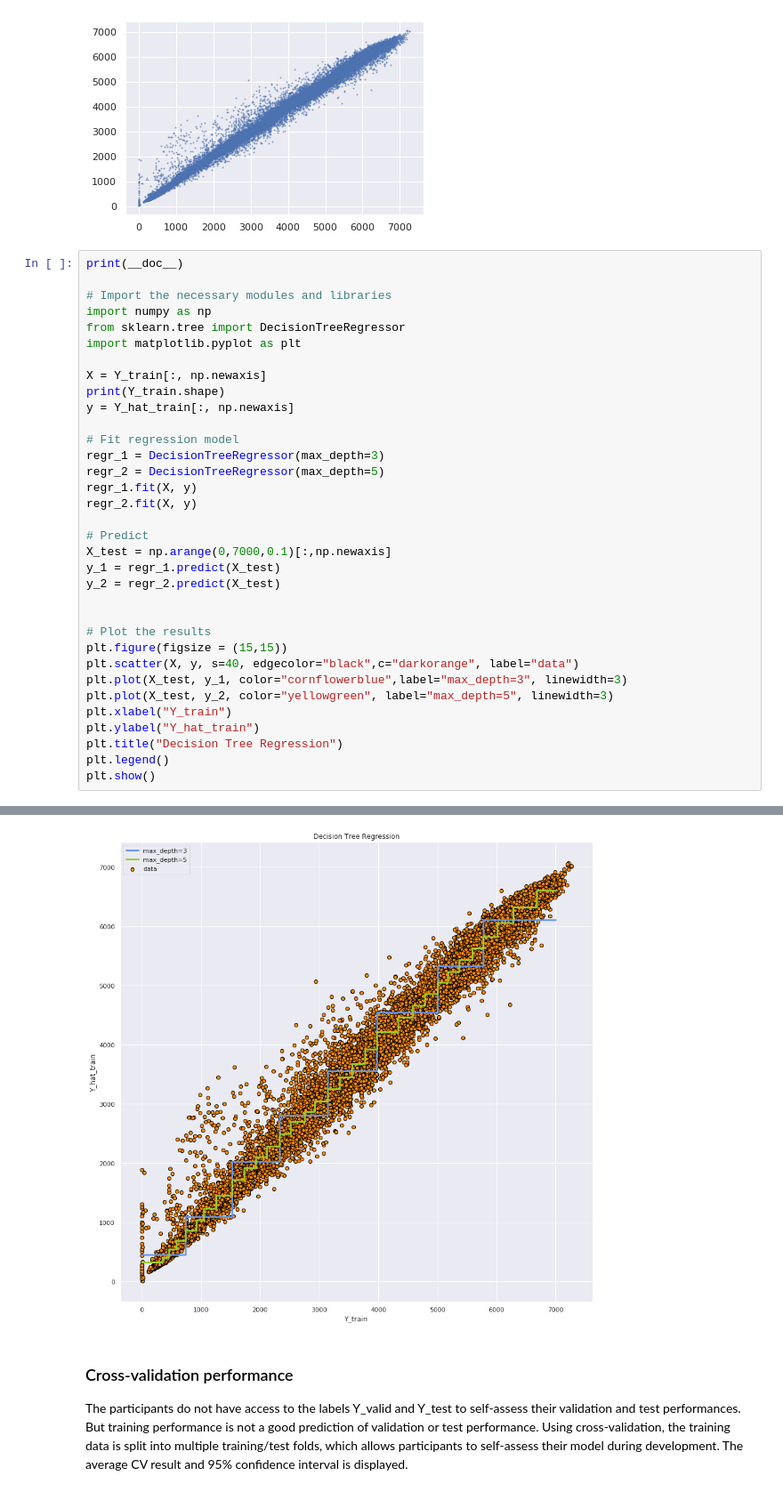
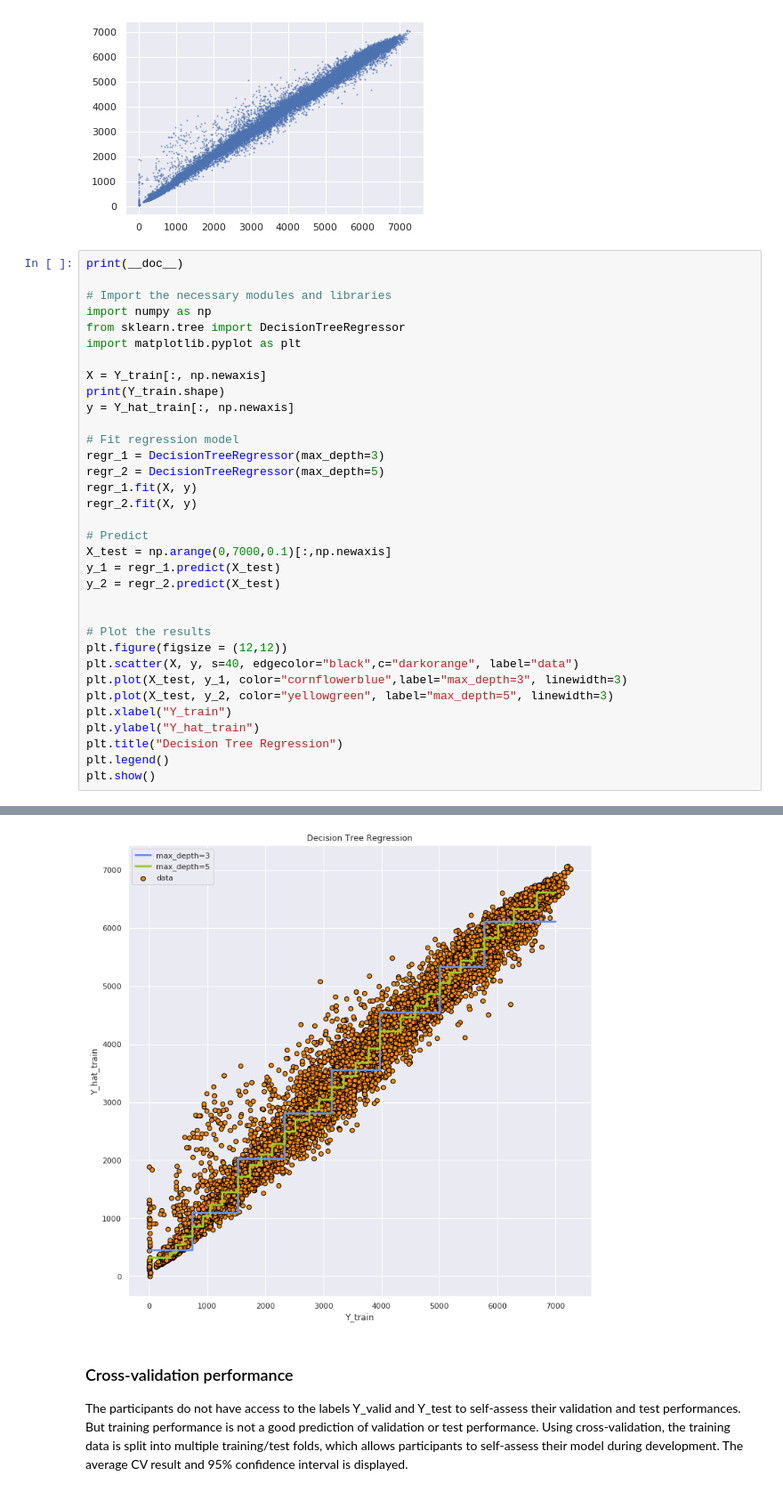
Before and after one commit to Ladiscou/AUTOBUS2, a Jupyter notebook: starting_kit/README.vizualization.ipynb, the cells around one changed output, grey strips where cells are left out. Shown at 89% size. Cells and saved outputs as stored; diff of their text form.

```diff
--- a/starting_kit/README.vizualization.ipynb
+++ b/starting_kit/README.vizualization.ipynb
@@ -314,35 +314,35 @@ from sklearn.tree import DecisionTreeRegressor
 import matplotlib.pyplot as plt
 
 X = Y_train[:, np.newaxis]
 print(Y_train.shape)
 y = Y_hat_train[:, np.newaxis]
 
 # Fit regression model
 regr_1 = DecisionTreeRegressor(max_depth=3)
 regr_2 = DecisionTreeRegressor(max_depth=5)
 regr_1.fit(X, y)
 regr_2.fit(X, y)
 
 # Predict
 X_test = np.arange(0,7000,0.1)[:,np.newaxis]
 y_1 = regr_1.predict(X_test)
 y_2 = regr_2.predict(X_test)
 
 
 # Plot the results
-plt.figure(figsize = (15,15))
+plt.figure(figsize = (12,12))
 plt.scatter(X, y, s=40, edgecolor="black",c="darkorange", label="data")
 plt.plot(X_test, y_1, color="cornflowerblue",label="max_depth=3", linewidth=3)
 plt.plot(X_test, y_2, color="yellowgreen", label="max_depth=5", linewidth=3)
 plt.xlabel("Y_train")
 plt.ylabel("Y_hat_train")
 plt.title("Decision Tree Regression")
 plt.legend()
 plt.show()
 # %% [output]
 Automatically created module for IPython interactive environment
 (38563,)
-[figure, old version]
+[figure, new version]
 # %% [markdown]
 <div>
     <h3>Cross-validation performance</h3>
```
Also changed, not shown: parts of 1 cell of this notebook.
